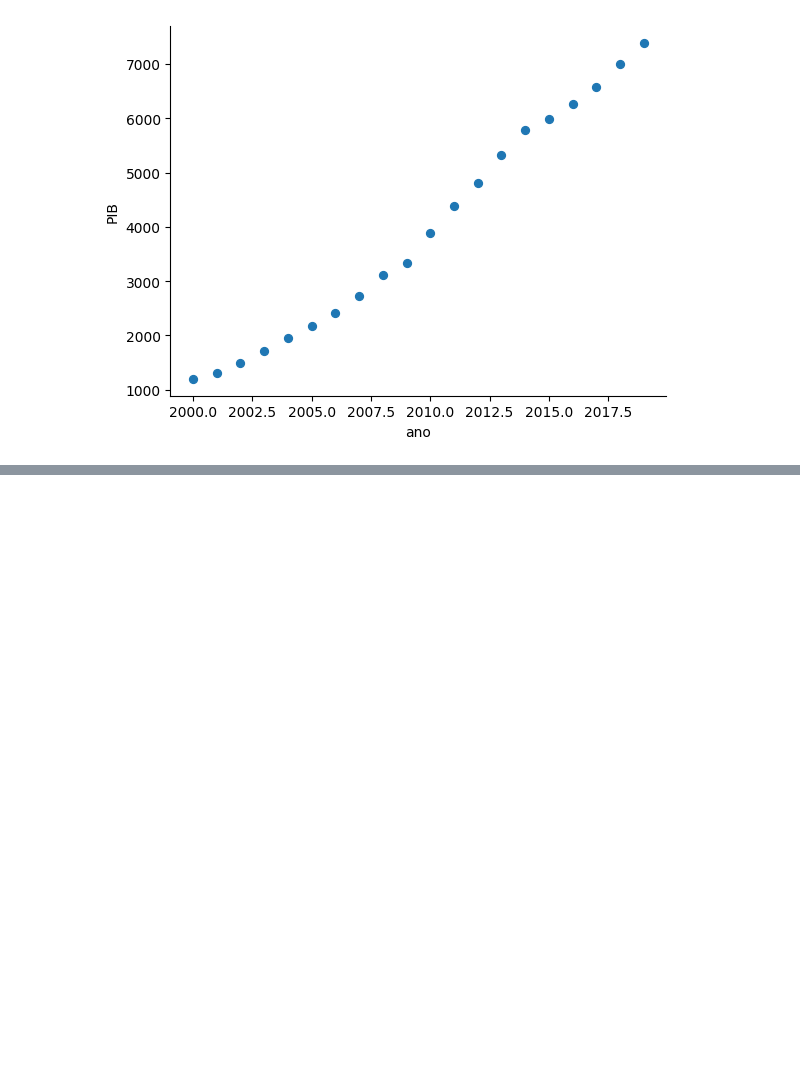
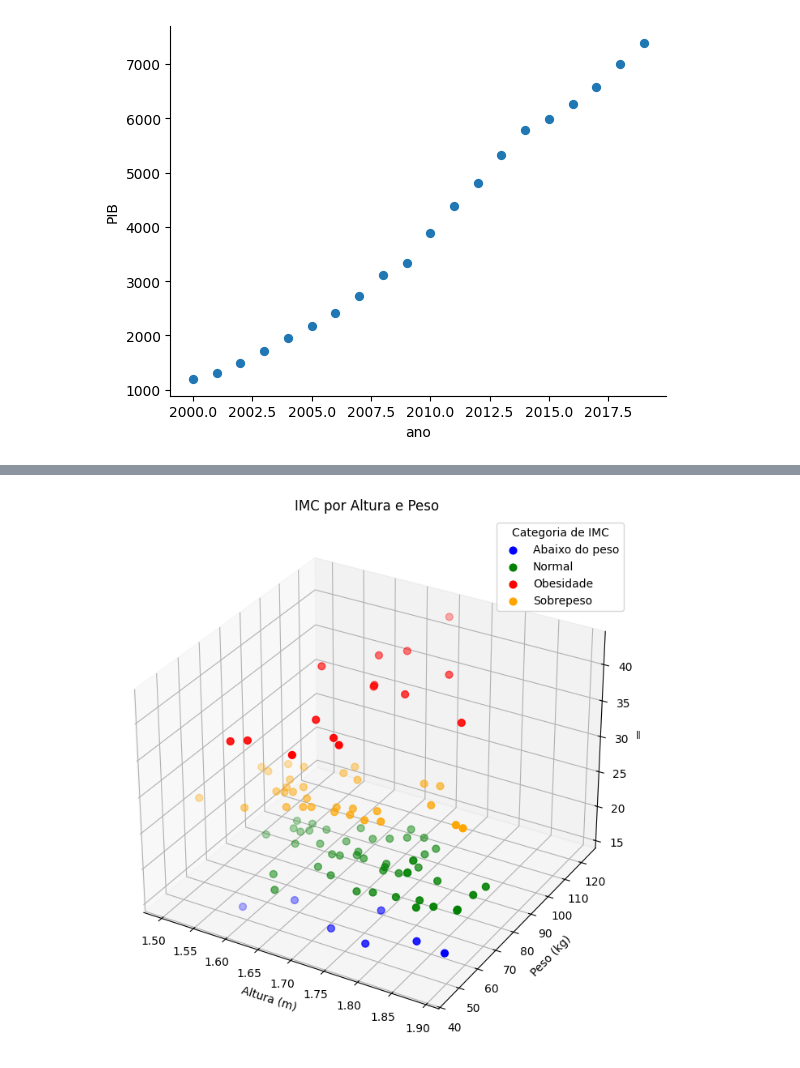
Before and after one commit to rmcesarjr/iccd, a Jupyter notebook: notebooks/setup_import.ipynb, the cells around one changed output, grey strips where cells are left out. Saved outputs shown, nothing was run; the diff lists cells and outputs as text; code cells hidden in the pictures; blank space fills up the shorter version.

```diff
--- a/notebooks/setup_import.ipynb
+++ b/notebooks/setup_import.ipynb
@@ -29,3 +37,13 @@ def main():
 main()
 # %% [output]
 [figure]
+# %%
+from matplotlib import pyplot as plt
+import iccd
+
+def main():
+  df = iccd.dataload('cidades')
+  df.head()
+  print(df)
+
+main()
@@ -31,0 +68,50 @@ main()
+# %%
+import iccd
+from matplotlib import pyplot as plt
+
+
+def classifica_imc(imc):
+    if imc < 18.5:
+        return "Abaixo do peso"
+    elif imc < 25:
+        return "Normal"
+    elif imc < 30:
+        return "Sobrepeso"
+    else:
+        return "Obesidade"
+
+def main():
+  df = iccd.dataload('peso_altura')
+  # Calcular IMC e classificar
+  df["IMC"] = df["Peso (kg)"] / df["Altura (m)"]**2
+
+  df["Categoria"] = df["IMC"].apply(classifica_imc)
+
+  cores = {
+      "Abaixo do peso": "blue",
+      "Normal": "green",
+      "Sobrepeso": "orange",
+      "Obesidade": "red"
+  }
+  df["Cor"] = df["Categoria"].map(cores)
+
+  # Gráfico 3D dos pontos
+  fig = plt.figure(figsize=(10, 7))
+  ax = fig.add_subplot(111, projection='3d')
+
+  for categoria, grupo in df.groupby("Categoria"):
+      ax.scatter(grupo["Altura (m)"], grupo["Peso (kg)"], grupo["IMC"],
+                label=categoria, color=cores[categoria], s=40)
+
+  ax.set_xlabel("Altura (m)")
+  ax.set_ylabel("Peso (kg)")
+  ax.set_zlabel("IMC")
+  ax.set_title("IMC por Altura e Peso")
+  ax.legend(title="Categoria de IMC")
+
+  plt.tight_layout()
+  plt.show()
+
+main()
+# %% [output]
+[figure, added]
```
Also changed, not shown: parts of 2 cells of this notebook.
